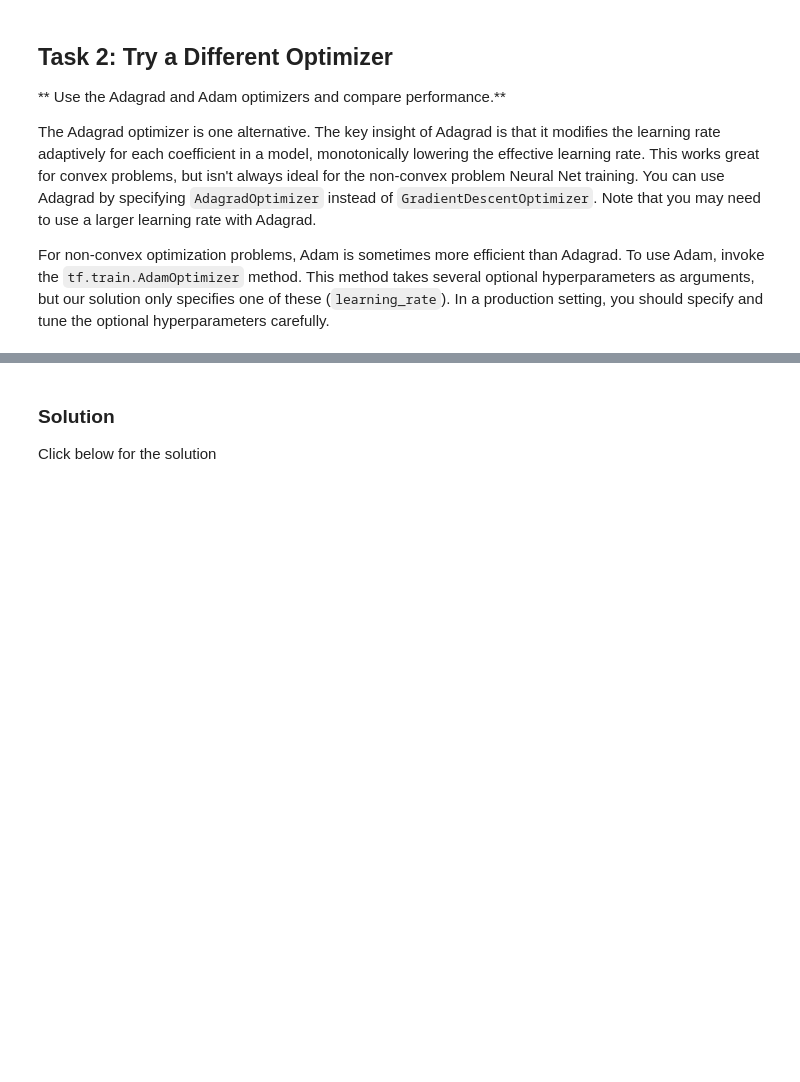
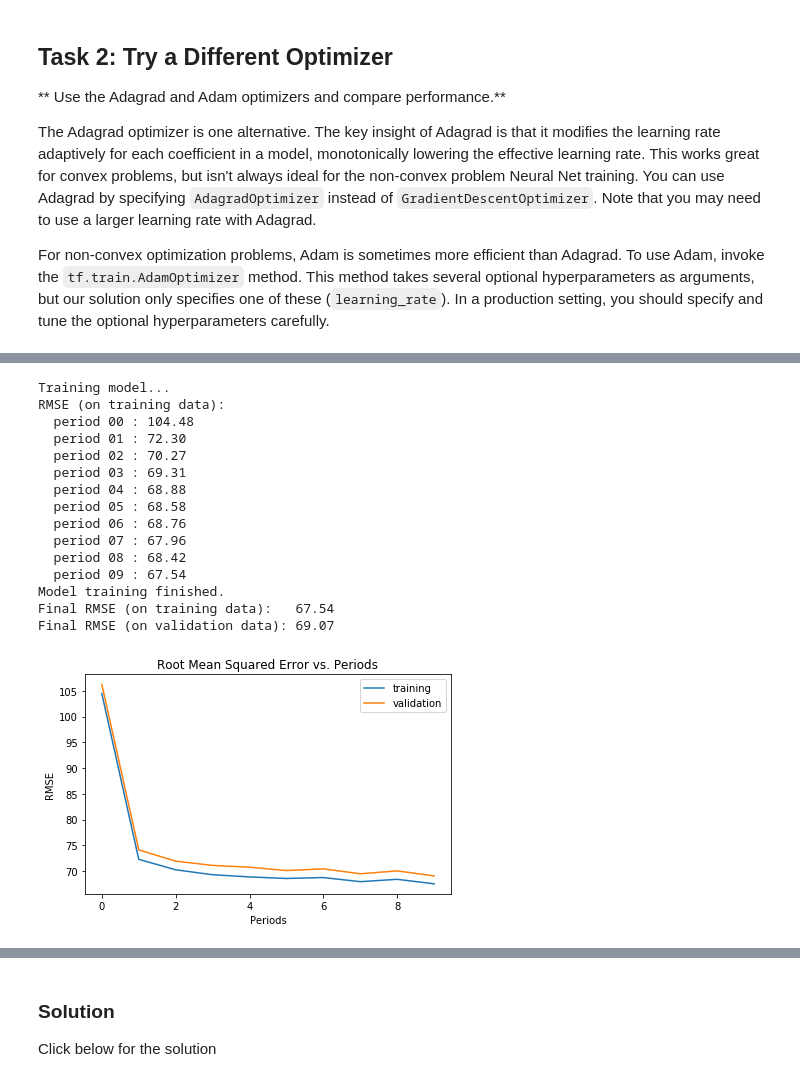
Before and after one commit to FeniXVRN/google-ml-crach-course, a Jupyter notebook: improving_neural_net_performance.ipynb, the cells around one changed output, grey strips where cells are left out. Drawn from its saved outputs; the diff is of its cells as text; code cells hidden in the pictures; blank space fills up the shorter version.

```diff
--- a/improving_neural_net_performance.ipynb
+++ b/improving_neural_net_performance.ipynb
@@ -355,0 +475,30 @@ For non-convex optimization problems, Adam is sometimes more efficient than Adag
+# %%
+#
+# YOUR CODE HERE: Retrain the network using Adagrad and then Adam.
+#
+_, adam_training_losses, adam_validation_losses =  train_nn_regression_model(
+    my_optimizer=tf.train.AdamOptimizer(learning_rate=0.009),
+    steps=2000,
+    batch_size=50,
+    hidden_units=[10, 10],
+    training_examples=normalized_training_examples,
+    training_targets=training_targets,
+    validation_examples=normalized_validation_examples,
+    validation_targets=validation_targets)
+# %% [output]
+Training model...
+RMSE (on training data):
+  period 00 : 104.48
+  period 01 : 72.30
+  period 02 : 70.27
+  period 03 : 69.31
+  period 04 : 68.88
+  period 05 : 68.58
+  period 06 : 68.76
+  period 07 : 67.96
+  period 08 : 68.42
+  period 09 : 67.54
+Model training finished.
+Final RMSE (on training data):   67.54
+Final RMSE (on validation data): 69.07
+[figure, added]
```
Also changed, not shown: parts of 15 cells of this notebook.
